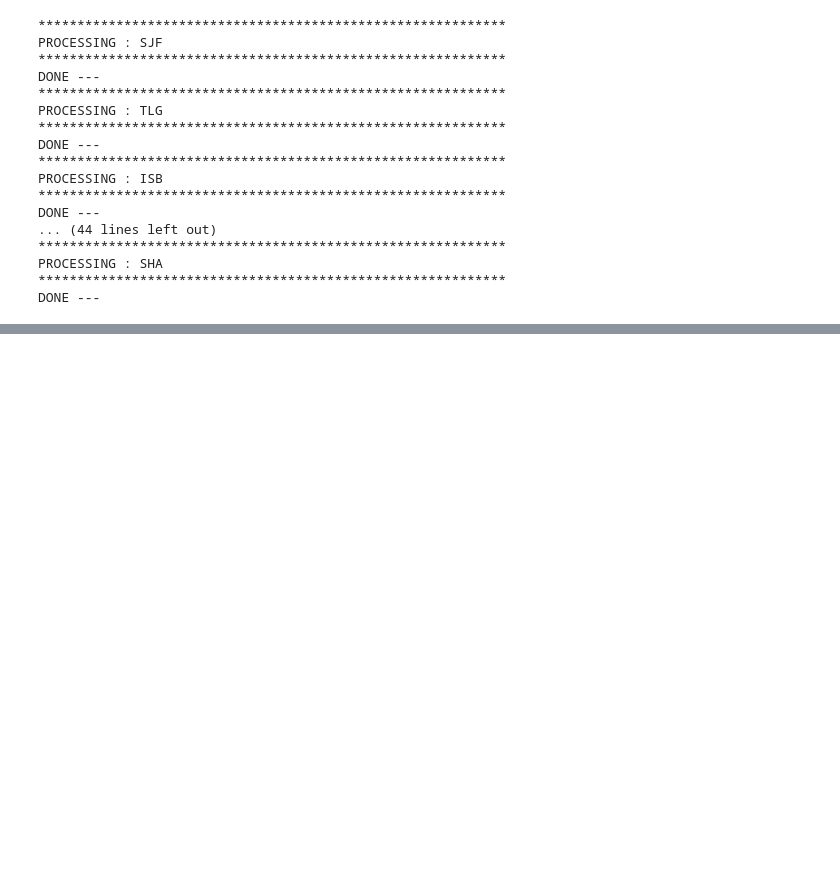
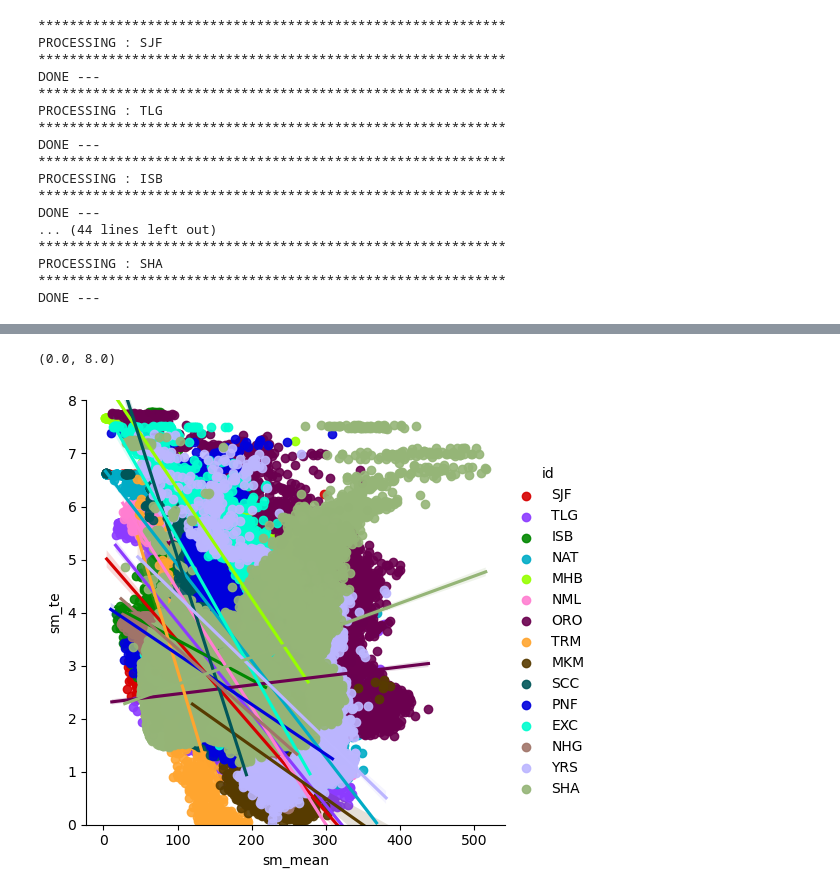
Before and after one commit to kashingtonDC/Baseflow_Source, a Jupyter notebook: code/06_TE_Figs.ipynb, the cells around one changed output, grey strips where cells are left out. Cells and saved outputs as stored; diff of their text form; code cells hidden in the pictures; blank space fills up the shorter version.

```diff
--- a/code/06_TE_Figs.ipynb
+++ b/code/06_TE_Figs.ipynb
@@ -232,5 +237,5 @@ len(shapes), len(median_hts)
 # %%
-merged_dir = "../results/BF_TE/merged/"
+merged_dir = "../results/BF_te_final/merged/"
 
 # Final results dict
 elev_res_fin = {}
@@ -342,7 +355,7 @@ plt.tight_layout()
 # %%
 # Make the same plots for every watershed
 
-cor_dir = "../results/BF_TE/"
+cor_dir = "../results/BF_te_final/"
 mean_dir = "../results/wshed_means/"
 
 # Final results dict
@@ -450,8 +465,8 @@ for stid in tqdm(stids[:]):
     sm_mean_fn = os.path.join("../results/wshed_means/{}_smlt.tiff".format(stid))
     pr_mean_fn = os.path.join("../results/wshed_means/{}_prcp.tiff".format(stid))
 
-    sm_cor_fn = os.path.join("../results/BF_TE/{}_smlt.tif".format(stid))
-    pr_cor_fn = os.path.join("../results/BF_TE/{}_prcp.tif".format(stid))
+    sm_cor_fn = os.path.join("../results/BF_te_final/{}_smlt.tif".format(stid))
+    pr_cor_fn = os.path.join("../results/BF_te_final/{}_prcp.tif".format(stid))
 
     sm_t = rio.open(sm_mean_fn)
     sm_mean = sm_t.read(1)
@@ -483,8 +498,11 @@ for stid in tqdm(stids[:]):
 # %%
 smdf_fin = pd.concat(sm_dfs, axis = 0).dropna()
 # %%
-sns.lmplot('sm_mean', 'sm_te', data=smdf_fin, hue='id', palette = palette, scatter_kws={'alpha':0.9})
+sns.lmplot(data=smdf_fin, x = 'sm_mean', y = 'sm_te' , hue='id', palette = palette, scatter_kws={'alpha':0.9})
 plt.ylim([0,8])
+# %% [output]
+(0.0, 8.0)
+[figure, added]
 # %%
 prdf_fin = pd.concat(pr_dfs, axis = 0).dropna()
 # %%
```
Also changed, not shown: parts of 10 cells of this notebook, 1 other file.
